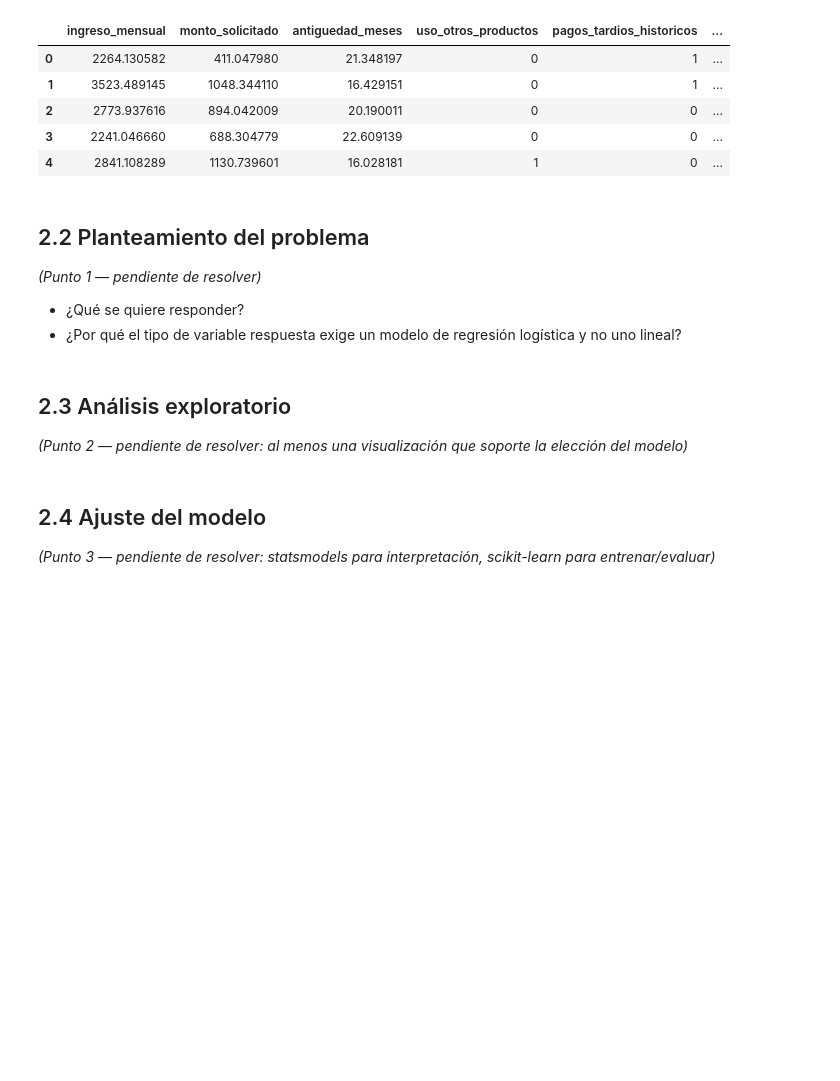
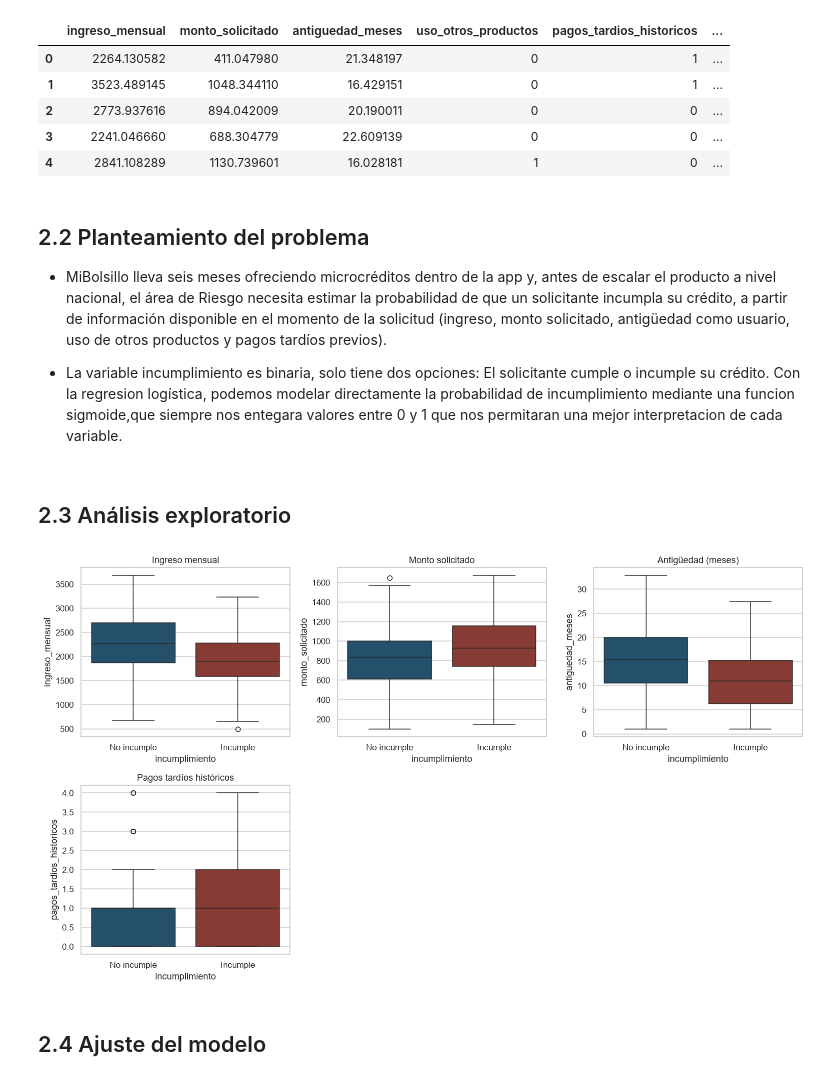
Before and after one commit to APES-M-JeissonS-JuanB/Sesion_6_Otros_Modelos_De_Regresion, a Jupyter notebook: Sanchez_Jeisson_y_Bogota_Juan_CasoEstudio_sesion6.ipynb, the cells around one changed output. Cells and saved outputs as stored; diff of their text form; code cells hidden in the pictures; blank space fills up the shorter version.

```diff
--- a/Sanchez_Jeisson_y_Bogota_Juan_CasoEstudio_sesion6.ipynb
+++ b/Sanchez_Jeisson_y_Bogota_Juan_CasoEstudio_sesion6.ipynb
@@ -211,18 +248,31 @@ df_credito.head()
 # %% [markdown]
 ## 2.2 Planteamiento del problema
 
-*(Punto 1 — pendiente de resolver)*
+- MiBolsillo lleva seis meses ofreciendo microcréditos dentro de la app y, antes de escalar el producto a nivel nacional, el área de Riesgo necesita estimar la probabilidad de que un solicitante incumpla su crédito, a partir de información disponible en el momento de la solicitud (ingreso, monto solicitado, antigüedad como usuario, uso de otros productos y pagos tardíos previos).
 
-- ¿Qué se quiere responder?
-- ¿Por qué el tipo de variable respuesta exige un modelo de regresión logística y no uno lineal?
+- La variable incumplimiento es binaria, solo tiene dos opciones: El solicitante cumple o incumple su crédito. Con la regresion logística, podemos modelar directamente la probabilidad de incumplimiento mediante una funcion sigmoide,que siempre nos entegara valores entre 0 y 1 que nos permitaran una mejor interpretacion de cada variable.
 # %% [markdown]
 ## 2.3 Análisis exploratorio
-
-*(Punto 2 — pendiente de resolver: al menos una visualización que soporte la elección del modelo)*
 # %%
-# TODO: gráfica(s) exploratoria(s), p.ej. boxplots de cada variable según incumplimiento
+fig, axes = plt.subplots(2, 3, figsize=(14, 8))
+
+variables = ["ingreso_mensual", "monto_solicitado", "antiguedad_meses", "pagos_tardios_historicos"]
+etiquetas = ["Ingreso mensual", "Monto solicitado", "Antigüedad (meses)", "Pagos tardíos históricos"]
+
+for ax, var, etiqueta in zip(axes.flat, variables, etiquetas):
+    sns.boxplot(data=df_credito, x="incumplimiento", y=var, hue="incumplimiento",
+                palette=["#1a5276", "#943126"], legend=False, ax=ax)
+    ax.set_xticks([0, 1])
+    ax.set_xticklabels(["No incumple", "Incumple"])
+    ax.set_title(etiqueta)
+
+axes[1, 1].axis("off")
+axes[1, 2].axis("off")
+
+plt.tight_layout()
+plt.show()
+# %% [output]
+[figure, added]
 # %% [markdown]
 ## 2.4 Ajuste del modelo
-
-*(Punto 3 — pendiente de resolver: statsmodels para interpretación, scikit-learn para entrenar/evaluar)*
 # %%
```
Also changed, not shown: parts of 32 cells of this notebook.
